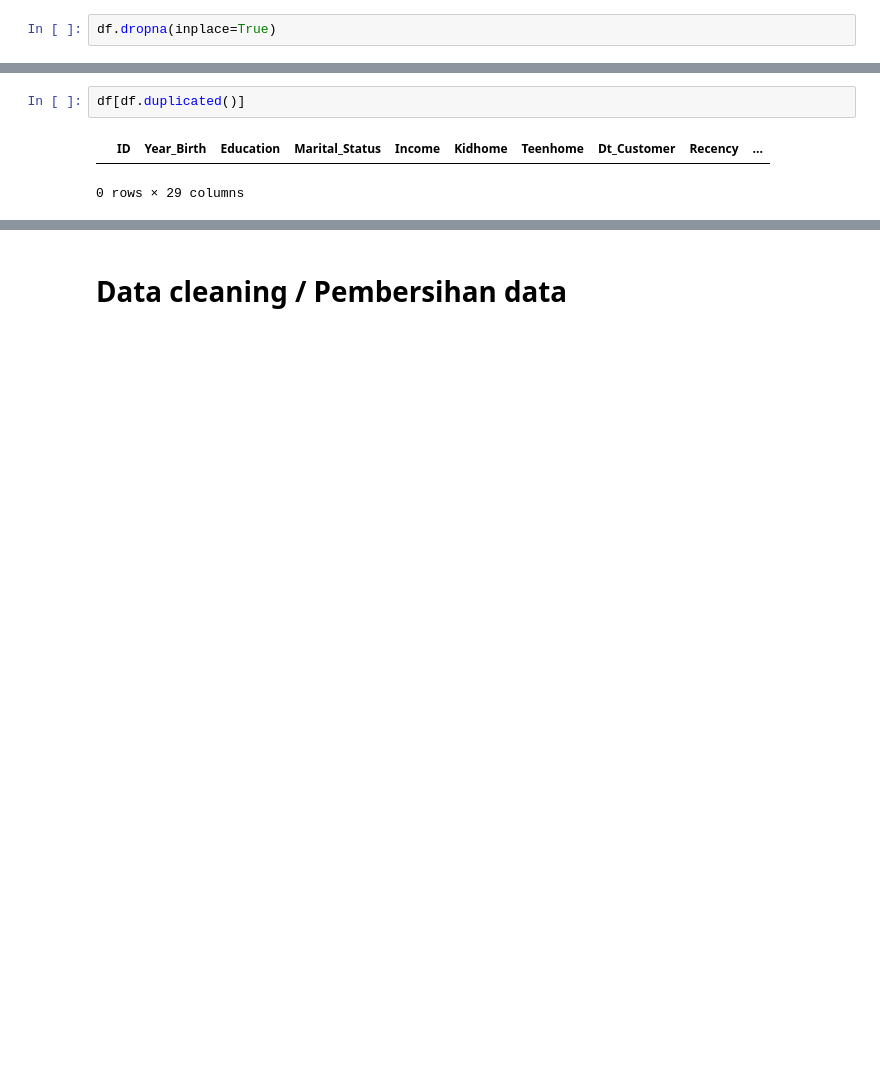
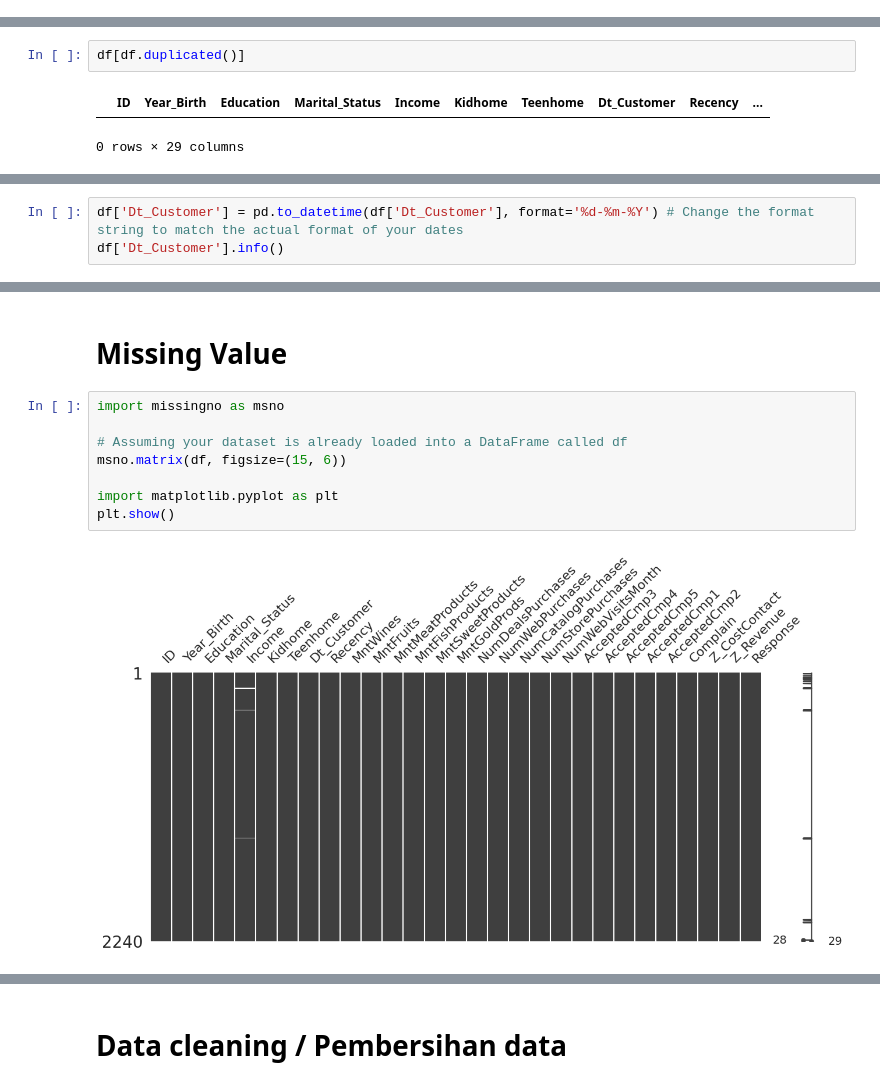
Before and after one commit to rilgilang/Capstone-Project-2, a Jupyter notebook: Capstone_Project_2_Customer.ipynb, the cells around one changed output, grey strips where cells are left out. Cells and saved outputs as stored; diff of their text form; blank space fills up the shorter version.

```diff
--- a/Capstone_Project_2_Customer.ipynb
+++ b/Capstone_Project_2_Customer.ipynb
@@ -59,2 +38,0 @@ Dari tabel diatas kita mengetahui bahwa field income mempunyai value yang kosong
-# %%
-df.dropna(inplace=True)
@@ -92,0 +70,3 @@ Hasil pengecekan menunjukan tidak ada data data yang duplicate / yang memiliki n
+# %%
+df['Dt_Customer'] = pd.to_datetime(df['Dt_Customer'], format='%d-%m-%Y') # Change the format string to match the actual format of your dates
+df['Dt_Customer'].info()
@@ -92,0 +139,12 @@ Hasil pengecekan menunjukan tidak ada data data yang duplicate / yang memiliki n
+# %% [markdown]
+# Missing Value
+# %%
+import missingno as msno
+
+# Assuming your dataset is already loaded into a DataFrame called df
+msno.matrix(df, figsize=(15, 6))
+
+import matplotlib.pyplot as plt
+plt.show()
+# %% [output]
+[figure, added]
```
Also changed, not shown: parts of 39 cells of this notebook.
